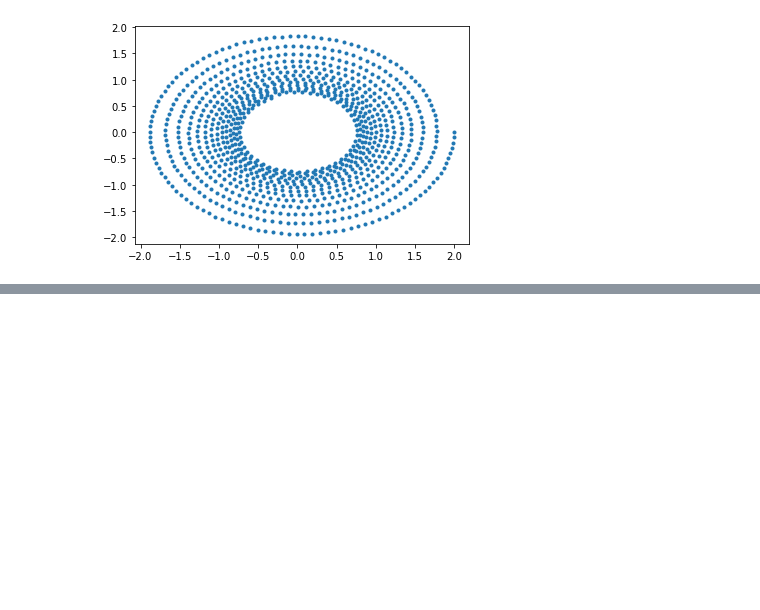
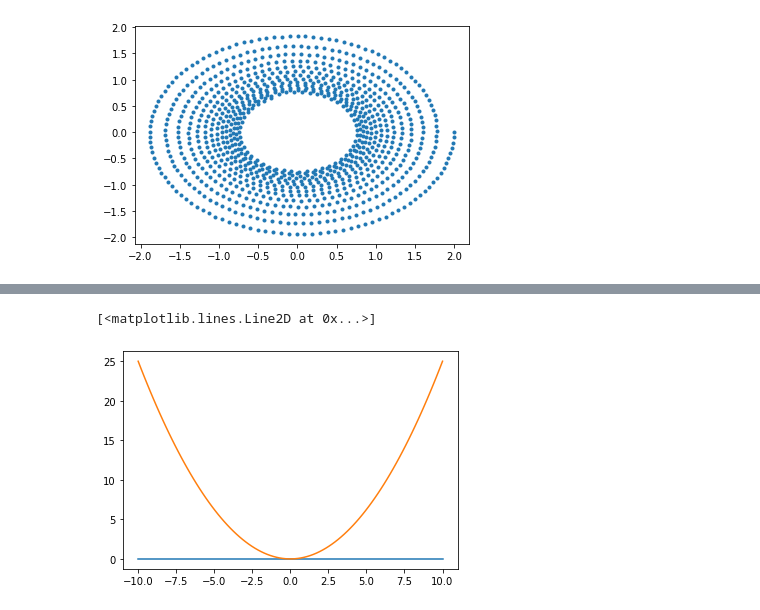
Before and after one commit to accdavlo/HighOrderODESolvers, a Jupyter notebook: Chapter 1 Theory of ODE.ipynb, the cells around one changed output, grey strips where cells are left out. Saved outputs shown, nothing was run; the diff lists cells and outputs as text; code cells hidden in the pictures; blank space fills up the shorter version.

```diff
--- a/Chapter 1 Theory of ODE.ipynb
+++ b/Chapter 1 Theory of ODE.ipynb
@@ -411,0 +450,9 @@ Normal
+# %%
+tt=np.linspace(-10,10,100)
+yy0=0*tt;
+yy1=tt**2./4.
+plt.plot(tt,yy0)
+plt.plot(tt,yy1)
+# %% [output]
+[<matplotlib.lines.Line2D at 0x...>]
+[figure, added]
```
Also changed, not shown: parts of 16 cells of this notebook, 7 other files.
